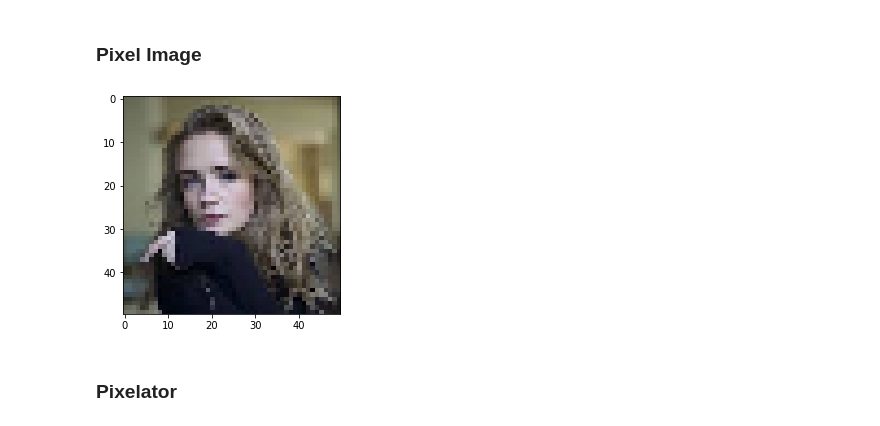
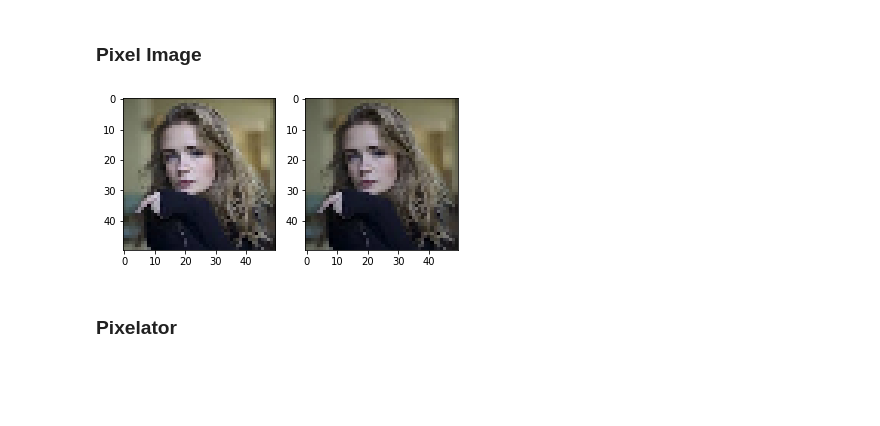
Before and after one commit to Buddhamon/Photo-Pixelate, a Jupyter notebook: source/Photo-Pixelate.ipynb, the cells around one changed output. Saved outputs shown, nothing was run; the diff lists cells and outputs as text; code cells hidden in the pictures; blank space fills up the shorter version.

Commit message:
Found bug in code & added brightness adjustment

```diff
--- a/source/Photo-Pixelate.ipynb
+++ b/source/Photo-Pixelate.ipynb
@@ -18,12 +18,11 @@ target_path = "../input/gorl.jpg"
 # %% [markdown]
 ### Replacement Image Parameters
 # %%
+replacement_width = 50
 replacement_height = 50
-replacement_width = 50
-frequency = 10
 proximity = 10
-max_saturation_adjustment = 10
-max_brightness_adjustment = 10
+max_saturation_adjustment = 0.5
+max_brightness_adjustment = 0.5
 # kernel_size = 1
 
 replacement_path = "../replacement"
@@ -31,14 +30,14 @@ replacement_path = "../replacement"
 ### Pixel Image
 # %%
 class PixelImage:
-    _resolution = (50, 50)
+    _resolution = (50, 50) # (width, height)
     _saturation_adjust = 1
     _brightness_adjust = 1
     _operation = "euclidean"
 
     def __init__(self, image):
         self._image_key = 0
-        self.image = image
+        self._image = image
         self._process_image()
 
     @classmethod
@@ -56,13 +55,23 @@ class PixelImage:
         if (self._operation == "euclidean"):
             return np.linalg.norm(self._image_key - pixel)
 
-    def display(self):
-        plt.imshow(self.image)
+    def display(self, is_getting_default=True):
+        if is_getting_default:
+            plt.imshow(self._image)
+        else:
+            plt.imshow(self.get_image())
+
+    def get_image(self, is_getting_default=False):
+        if is_getting_default:
+            return self._image
+        else:
+            brightness_adjust = 1 + random.uniform(-self._brightness_adjust, self._brightness_adjust)
+            return np.clip((self._image * brightness_adjust) / 255, 0, 1)
 
     def _process_image(self):
-        self.image = self.image.resize(self._resolution)
-        self.image = np.array(self.image)[:, :, 0:3]
-        self._image_key = self.prepare_key(self.image)
+        self._image = self._image.resize(self._resolution)
+        self._image = np.array(self._image)[:, :, 0:3]
+        self._image_key = self.prepare_key(self._image)
 
     @classmethod
     def prepare_key(self, image):
@@ -85,9 +94,12 @@ PixelImage.load_parameters(width=replacement_width,
 # %%
 default_image = Image.open(target_path)
 p1 = PixelImage(default_image)
+plt.subplot(1, 2, 1)
 p1.display()
+plt.subplot(1, 2, 2)
+p1.display(is_getting_default=False)
 # %% [output]
-[figure, old version]
+[figure, new version]
 # %% [markdown]
 ### Pixelator
 # %%
```
Also changed, not shown: parts of 5 cells of this notebook.
